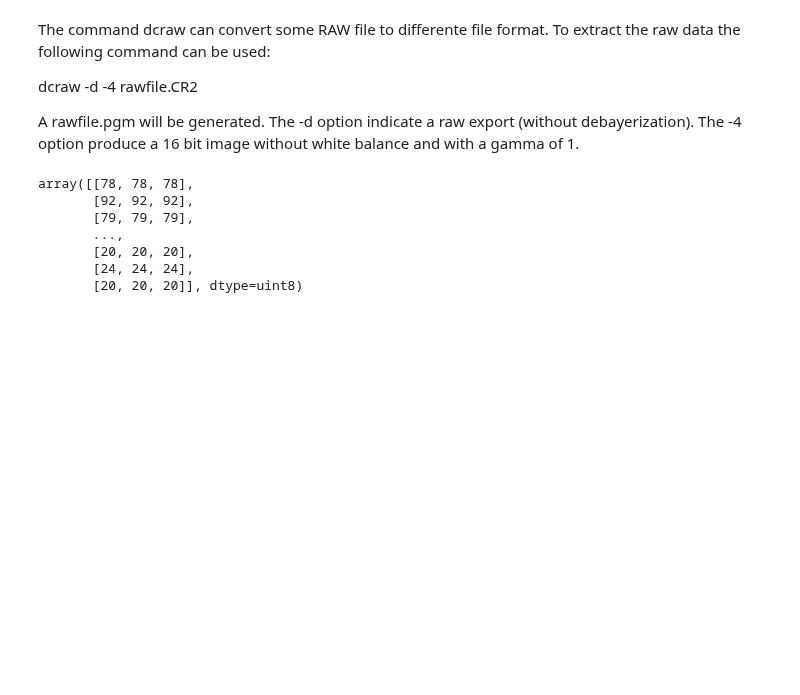
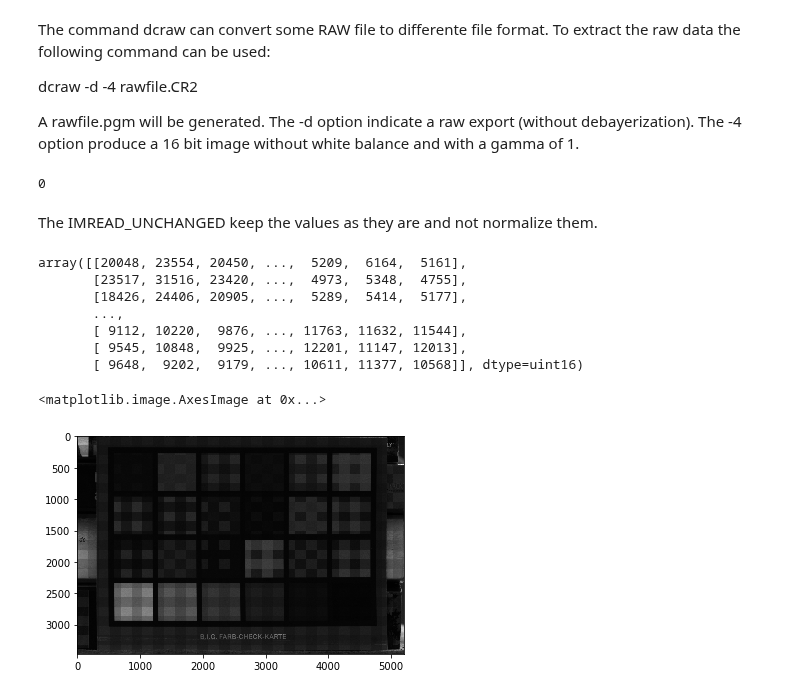
Before and after one commit to Hansastro/Astrolight, a Jupyter notebook: RAW_to_RGB.ipynb, the cells around one changed output. Cells and saved outputs as stored; diff of their text form; code cells hidden in the pictures; blank space fills up the shorter version.

```diff
--- a/RAW_to_RGB.ipynb
+++ b/RAW_to_RGB.ipynb
@@ -15,12 +24,23 @@ import cv2
+# %%
+os.system('dcraw -d -4 ' + sourcepath +'/' + sourcefile + '.CR2')
+# %% [output]
+0
 # %%
-image = cv2.imread("./Test_Images/Non_Defiltered.pgm")
+image = cv2.imread("./Test_Images/Non_Defiltered.pgm", cv2.IMREAD_UNCHANGED)
+# %% [markdown]
+The IMREAD_UNCHANGED keep the values as they are and not normalize them.
 # %%
-image[0]
+image
 # %% [output]
-array([[78, 78, 78],
-       [92, 92, 92],
-       [79, 79, 79],
+array([[20048, 23554, 20450, ...,  5209,  6164,  5161],
+       [23517, 31516, 23420, ...,  4973,  5348,  4755],
+       [18426, 24406, 20905, ...,  5289,  5414,  5177],
        ...,
-       [20, 20, 20],
-       [24, 24, 24],
-       [20, 20, 20]], dtype=uint8)
+       [ 9112, 10220,  9876, ..., 11763, 11632, 11544],
+       [ 9545, 10848,  9925, ..., 12201, 11147, 12013],
+       [ 9648,  9202,  9179, ..., 10611, 11377, 10568]], dtype=uint16)
+# %%
+plt.imshow(image, cmap=plt.get_cmap('gray'))
+# %% [output]
+<matplotlib.image.AxesImage at 0x...>
+[figure, added]
```
Also changed, not shown: parts of 8 cells of this notebook, 1 other file.
